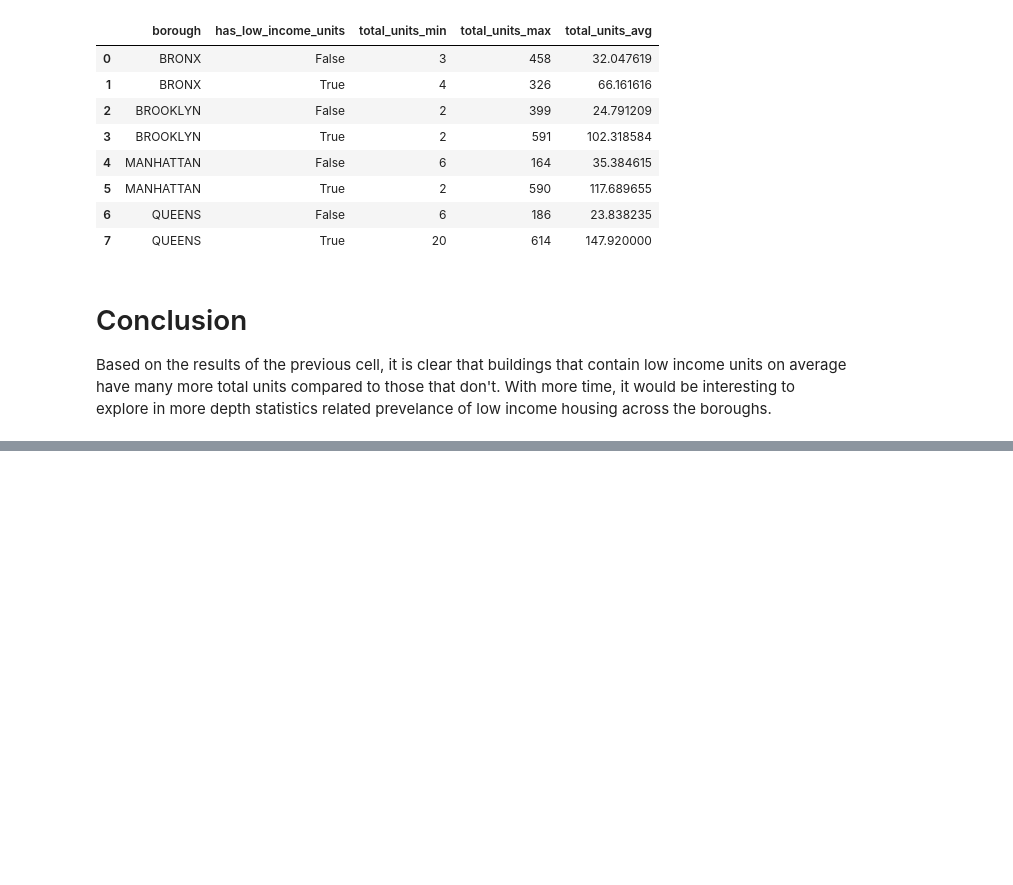
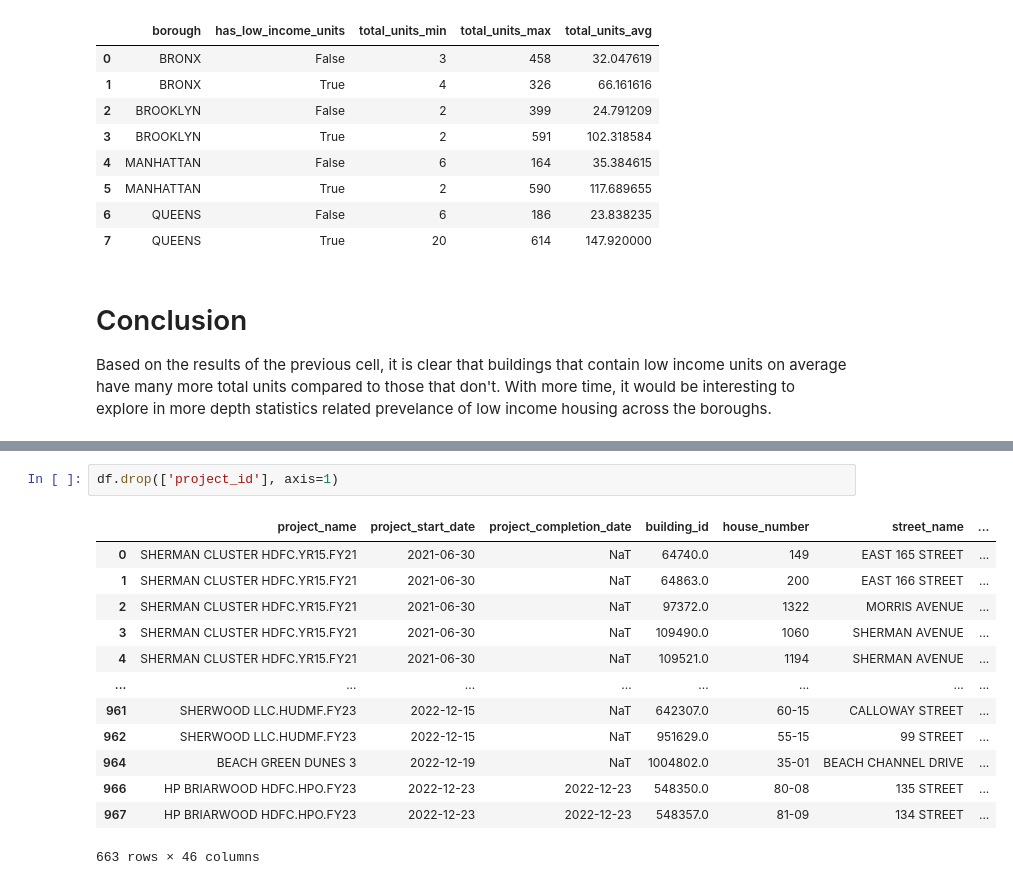
Before and after one commit to williamzjasmine/CUNY_SPS_DS, a Jupyter notebook: DATA_602/Assignments/Assignment7/DATA602-Assignment7.ipynb, the cells around one changed output, grey strips where cells are left out. Drawn from its saved outputs; the diff is of its cells as text; blank space fills up the shorter version.

```diff
--- a/DATA_602/Assignments/Assignment7/DATA602-Assignment7.ipynb
+++ b/DATA_602/Assignments/Assignment7/DATA602-Assignment7.ipynb
@@ -313,0 +330,16 @@ Based on the results of the previous cell, it is clear that buildings that conta
+# %%
+df.drop(['project_id'], axis=1)
+# %% [output]
+|  | project_name | project_start_date | project_completion_date | building_id | house_number | street_name | ... |
+| 0 | SHERMAN CLUSTER HDFC.YR15.FY21 | 2021-06-30 | NaT | 64740.0 | 149 | EAST 165 STREET | ... |
+| 1 | SHERMAN CLUSTER HDFC.YR15.FY21 | 2021-06-30 | NaT | 64863.0 | 200 | EAST 166 STREET | ... |
+| 2 | SHERMAN CLUSTER HDFC.YR15.FY21 | 2021-06-30 | NaT | 97372.0 | 1322 | MORRIS AVENUE | ... |
+| 3 | SHERMAN CLUSTER HDFC.YR15.FY21 | 2021-06-30 | NaT | 109490.0 | 1060 | SHERMAN AVENUE | ... |
+| 4 | SHERMAN CLUSTER HDFC.YR15.FY21 | 2021-06-30 | NaT | 109521.0 | 1194 | SHERMAN AVENUE | ... |
+| ... | ... | ... | ... | ... | ... | ... | ... |
+| 961 | SHERWOOD LLC.HUDMF.FY23 | 2022-12-15 | NaT | 642307.0 | 60-15 | CALLOWAY STREET | ... |
+| 962 | SHERWOOD LLC.HUDMF.FY23 | 2022-12-15 | NaT | 951629.0 | 55-15 | 99 STREET | ... |
+| 964 | BEACH GREEN DUNES 3 | 2022-12-19 | NaT | 1004802.0 | 35-01 | BEACH CHANNEL DRIVE | ... |
+| 966 | HP BRIARWOOD HDFC.HPO.FY23 | 2022-12-23 | 2022-12-23 | 548350.0 | 80-08 | 135 STREET | ... |
+| 967 | HP BRIARWOOD HDFC.HPO.FY23 | 2022-12-23 | 2022-12-23 | 548357.0 | 81-09 | 134 STREET | ... |
+663 rows × 46 columns
```
Also changed, not shown: parts of 1 cell of this notebook, 8 other files.
